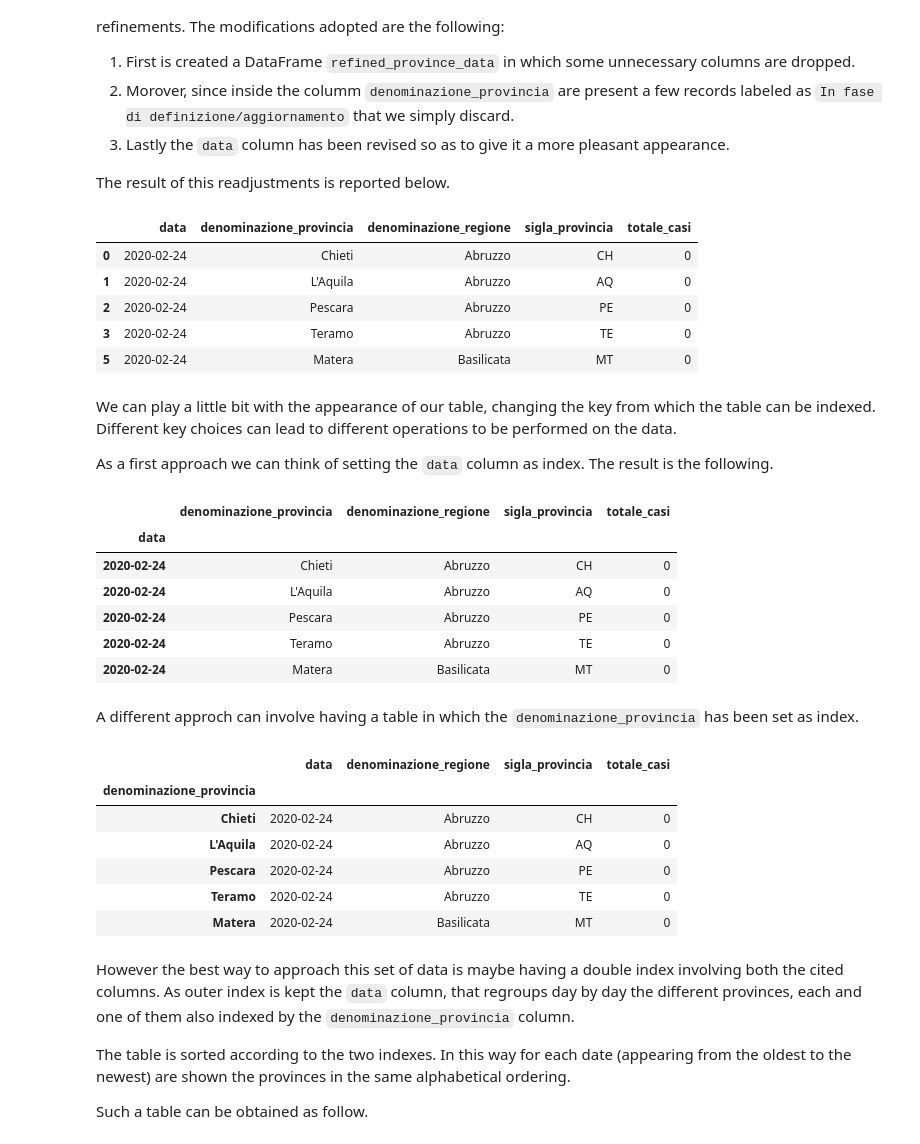
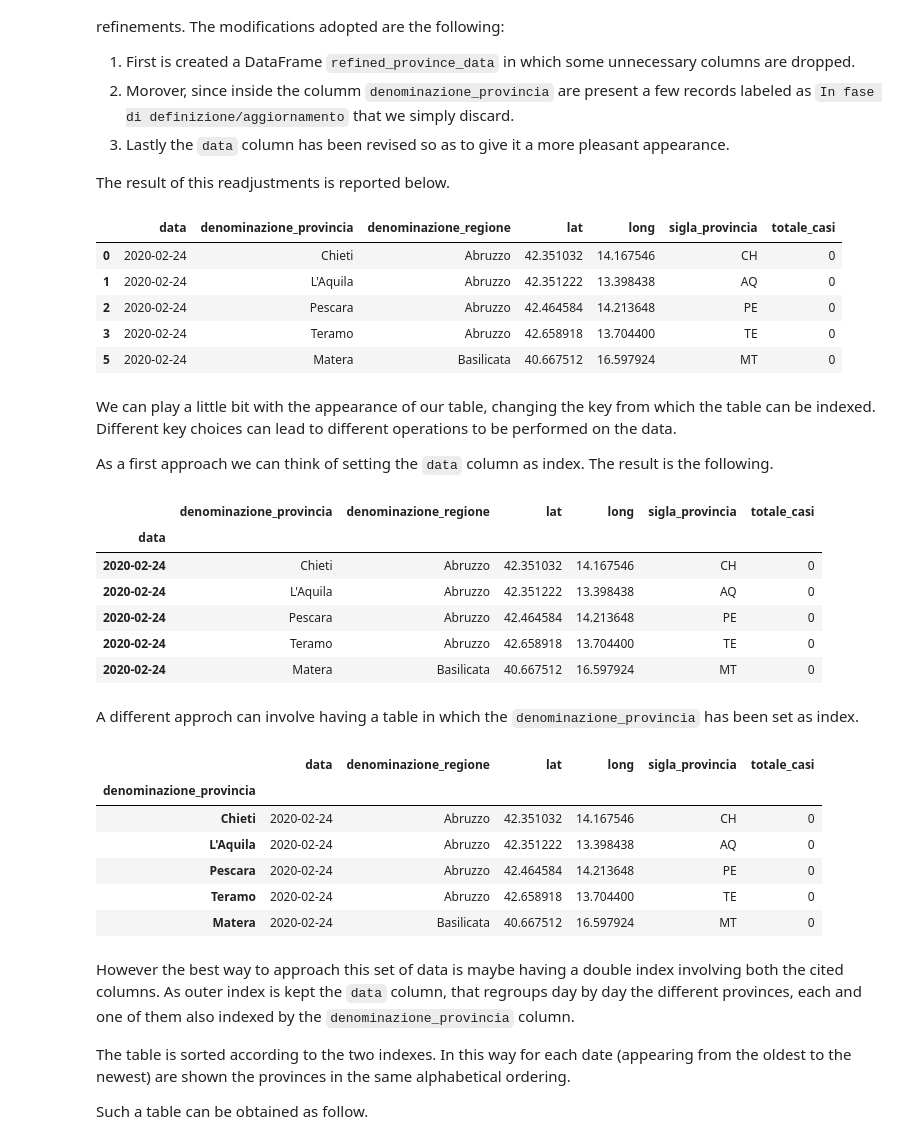
Before and after one commit to ClaudiaRaffaelli/COVID-19-analysis, a Jupyter notebook: covid-19_pandas_analysis.ipynb, the cells around one changed output. Drawn from its saved outputs; the diff is of its cells as text; code cells hidden in the pictures.

```diff
--- a/covid-19_pandas_analysis.ipynb
+++ b/covid-19_pandas_analysis.ipynb
@@ -111,22 +117,22 @@ The result of this readjustments is reported below.
 # %%
 # loding into a DataFrame the provinces data as is
 province_data = pd.DataFrame(covid19_provinces_data)
 
 # performing the few modifications listed above
-refined_province_data = province_data[province_data.denominazione_provincia!= "In fase di definizione/aggiornamento"].drop(columns=["long", "lat", "note_it", "note_en", "codice_provincia", "codice_regione", "stato"])
+refined_province_data = province_data[province_data.denominazione_provincia!= "In fase di definizione/aggiornamento"].drop(columns=["note_it", "note_en", "codice_provincia", "codice_regione", "stato"])
 
 # for each date value is cropped the ending, leaving only the structure year-month-day.
 # E.g. from the original date '2020-02-24T18:00:00' the result is simply '2020-02-24'
 refined_province_data['data'] = refined_province_data['data'].map(lambda a: a[:10])
 
 refined_province_data.head()
 # %% [output]
-|  | data | denominazione_provincia | denominazione_regione | sigla_provincia | totale_casi |
-| 0 | 2020-02-24 | Chieti | Abruzzo | CH | 0 |
-| 1 | 2020-02-24 | L'Aquila | Abruzzo | AQ | 0 |
-| 2 | 2020-02-24 | Pescara | Abruzzo | PE | 0 |
-| 3 | 2020-02-24 | Teramo | Abruzzo | TE | 0 |
-| 5 | 2020-02-24 | Matera | Basilicata | MT | 0 |
+|  | data | denominazione_provincia | denominazione_regione | lat | long | sigla_provincia | totale_casi |
+| 0 | 2020-02-24 | Chieti | Abruzzo | 42.351032 | 14.167546 | CH | 0 |
+| 1 | 2020-02-24 | L'Aquila | Abruzzo | 42.351222 | 13.398438 | AQ | 0 |
+| 2 | 2020-02-24 | Pescara | Abruzzo | 42.464584 | 14.213648 | PE | 0 |
+| 3 | 2020-02-24 | Teramo | Abruzzo | 42.658918 | 13.704400 | TE | 0 |
+| 5 | 2020-02-24 | Matera | Basilicata | 40.667512 | 16.597924 | MT | 0 |
 # %% [markdown]
 We can play a little bit with the appearance of our table, changing the key from which the table can be indexed. Different key choices can lead to different operations to be performed on the data.
 
@@ -136,13 +142,13 @@ As a first approach we can think of setting the <code>data</code> column as inde
 refined_province_data_by_date = refined_province_data.set_index("data")
 refined_province_data_by_date.head()
 # %% [output]
-|  | denominazione_provincia | denominazione_regione | sigla_provincia | totale_casi |
-| data |  |  |  |  |
-| 2020-02-24 | Chieti | Abruzzo | CH | 0 |
-| 2020-02-24 | L'Aquila | Abruzzo | AQ | 0 |
-| 2020-02-24 | Pescara | Abruzzo | PE | 0 |
-| 2020-02-24 | Teramo | Abruzzo | TE | 0 |
-| 2020-02-24 | Matera | Basilicata | MT | 0 |
+|  | denominazione_provincia | denominazione_regione | lat | long | sigla_provincia | totale_casi |
+| data |  |  |  |  |  |  |
+| 2020-02-24 | Chieti | Abruzzo | 42.351032 | 14.167546 | CH | 0 |
+| 2020-02-24 | L'Aquila | Abruzzo | 42.351222 | 13.398438 | AQ | 0 |
+| 2020-02-24 | Pescara | Abruzzo | 42.464584 | 14.213648 | PE | 0 |
+| 2020-02-24 | Teramo | Abruzzo | 42.658918 | 13.704400 | TE | 0 |
+| 2020-02-24 | Matera | Basilicata | 40.667512 | 16.597924 | MT | 0 |
 # %% [markdown]
 A different approch can involve having a table in which the <code>denominazione_provincia</code> has been set as index.
 # %%
@@ -150,13 +156,13 @@ A different approch can involve having a table in which the <code>denominazione_
 refined_province_data_by_province = refined_province_data.set_index("denominazione_provincia")
 refined_province_data_by_province.head()
 # %% [output]
-|  | data | denominazione_regione | sigla_provincia | totale_casi |
-| denominazione_provincia |  |  |  |  |
-| Chieti | 2020-02-24 | Abruzzo | CH | 0 |
-| L'Aquila | 2020-02-24 | Abruzzo | AQ | 0 |
-| Pescara | 2020-02-24 | Abruzzo | PE | 0 |
-| Teramo | 2020-02-24 | Abruzzo | TE | 0 |
-| Matera | 2020-02-24 | Basilicata | MT | 0 |
+|  | data | denominazione_regione | lat | long | sigla_provincia | totale_casi |
+| denominazione_provincia |  |  |  |  |  |  |
+| Chieti | 2020-02-24 | Abruzzo | 42.351032 | 14.167546 | CH | 0 |
+| L'Aquila | 2020-02-24 | Abruzzo | 42.351222 | 13.398438 | AQ | 0 |
+| Pescara | 2020-02-24 | Abruzzo | 42.464584 | 14.213648 | PE | 0 |
+| Teramo | 2020-02-24 | Abruzzo | 42.658918 | 13.704400 | TE | 0 |
+| Matera | 2020-02-24 | Basilicata | 40.667512 | 16.597924 | MT | 0 |
 # %% [markdown]
 However the best way to approach this set of data is maybe having a double index involving both the cited columns.
 As outer index is kept the <code>data</code> column, that regroups day by day the different provinces, each and one of them also indexed by the <code>denominazione_provincia</code> column.
```
Also changed, not shown: parts of 28 cells of this notebook, 1 other file.
